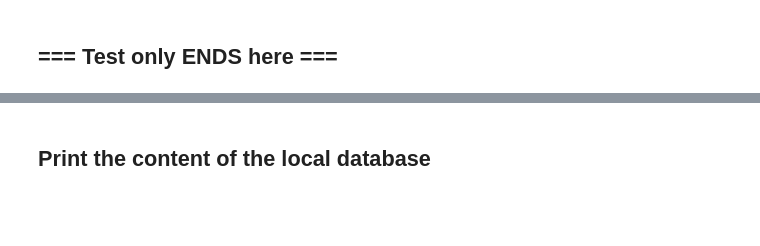
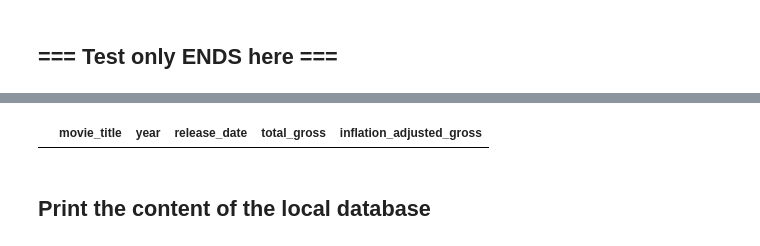
Before and after one commit to Kazmimasooma/Group-1-Disney, a Jupyter notebook: 1_Extract/2_Scrape_IMDB_for_Disney_Movies.ipynb, the cells around one changed output, grey strips where cells are left out. Cells and saved outputs as stored; diff of their text form; code cells hidden in the pictures; blank space fills up the shorter version.

```diff
--- a/1_Extract/2_Scrape_IMDB_for_Disney_Movies.ipynb
+++ b/1_Extract/2_Scrape_IMDB_for_Disney_Movies.ipynb
@@ -318,3 +296,5 @@ Rele
 # %%
-disney_df.loc[disney_df['movie_title'] =='Endurance']
+disney_df.loc[disney_df['movie_title'] =='Who Framed Roger Rabbit']
+# %% [output]
+|  | movie_title | year | release_date | total_gross | inflation_adjusted_gross |
 # %%
```
Also changed, not shown: parts of 14 cells of this notebook.
